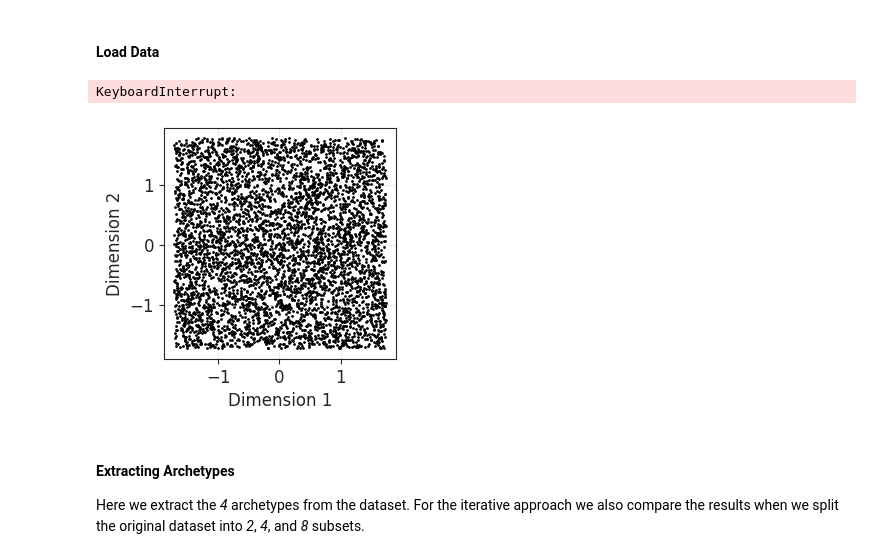
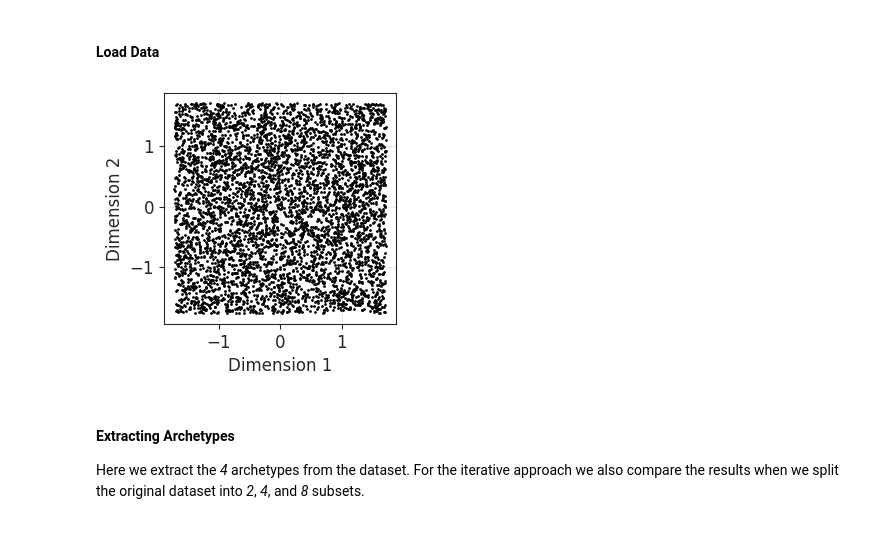
Before and after one commit to Jon-Ting/iteraa, a Jupyter notebook: docs/piaaDemo.ipynb, the cells around one changed output. Drawn from its saved outputs; the diff is of its cells as text; code cells hidden in the pictures.

```diff
--- a/docs/piaaDemo.ipynb
+++ b/docs/piaaDemo.ipynb
@@ -263,21 +265,20 @@ def runAAonData(Xscaled, AAreference, AAiterative,
 # %%
 # Generate data
 NUM_SAMPLES = 5000
 figNamePrefix = 'uniformSquarePIAA'
 x = np.random.uniform(-10, 10, NUM_SAMPLES)
 y = np.random.uniform(-10, 10, NUM_SAMPLES)
 X = np.array([[xi, yi] for xi, yi in zip(x, y)])
 
 # Standardise data
 sc = StandardScaler()
 Xscaled = sc.fit_transform(X)
 
 # Visualise data
 plotFirst2D(Xscaled, figNamePrefix=figNamePrefix)  # First two dimensions
-plotTSNE(Xscaled, figNamePrefix=figNamePrefix, perplexity=100)  # Manifold learning
+# plotTSNE(Xscaled, figNamePrefix=figNamePrefix, perplexity=100)  # Manifold learning
 # %% [output]
-KeyboardInterrupt:
-[figure, old version]
+[figure, new version]
 # %% [markdown]
 #### Extracting Archetypes
 
```
Also changed, not shown: parts of 5 cells of this notebook.
